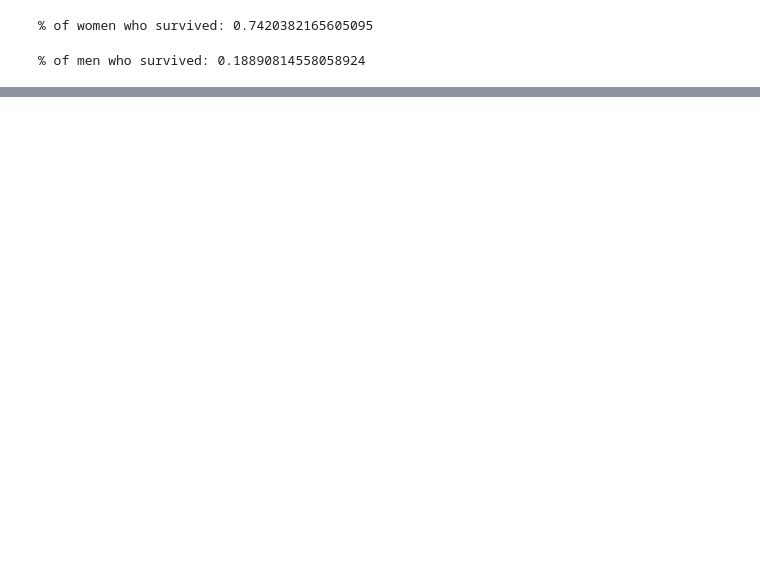
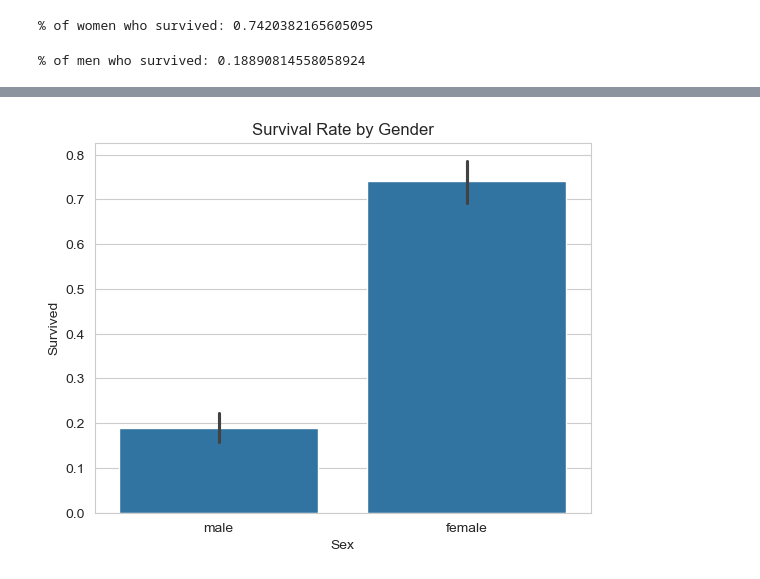
Before and after one commit to leo9003/titanic, a Jupyter notebook: work.ipynb, the cells around one changed output, grey strips where cells are left out. Cells and saved outputs as stored; diff of their text form; code cells hidden in the pictures; blank space fills up the shorter version.

```diff
--- a/work.ipynb
+++ b/work.ipynb
@@ -115,0 +116,9 @@ Your submission was successfully saved!
+# %%
+# Map one-hot encoded columns back to a single 'Sex' column for visualization
+train_data['Sex'] = train_data[['Sex_male']].apply(lambda x: 'male' if x['Sex_male'] == 1 else 'female', axis=1)
+
+sns.barplot(x="Sex", y="Survived", data=train_data)
+plt.title("Survival Rate by Gender")
+plt.show()
+# %% [output]
+[figure, added]
```
Also changed, not shown: parts of 18 cells of this notebook.
